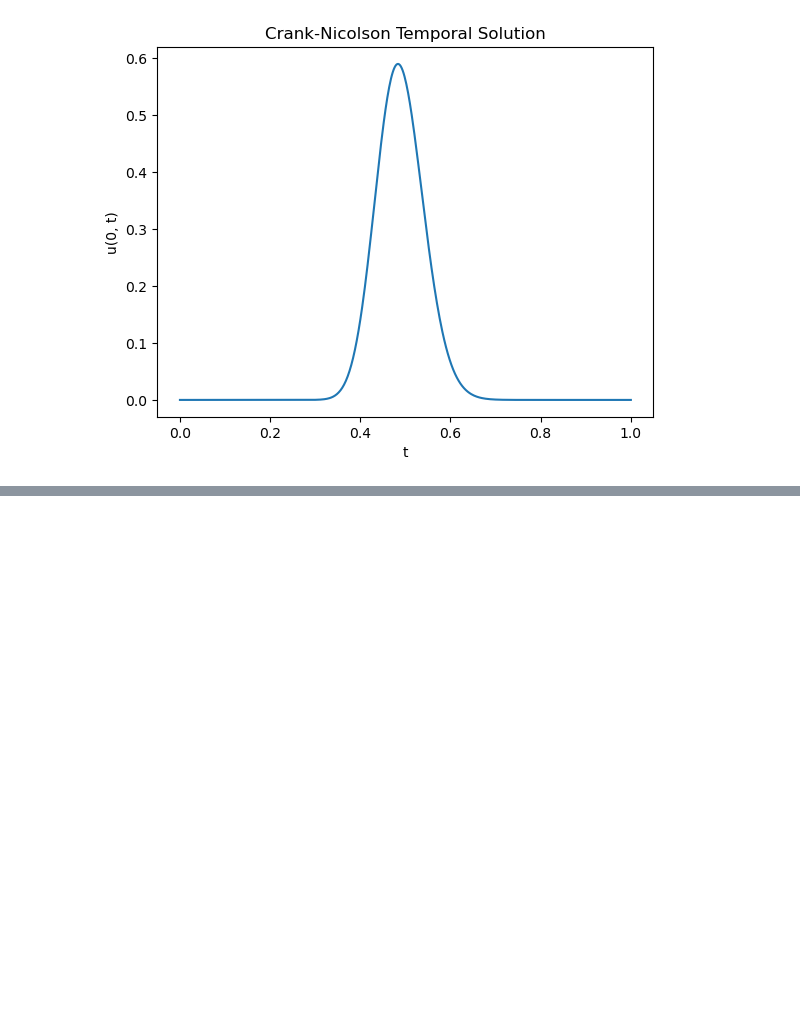
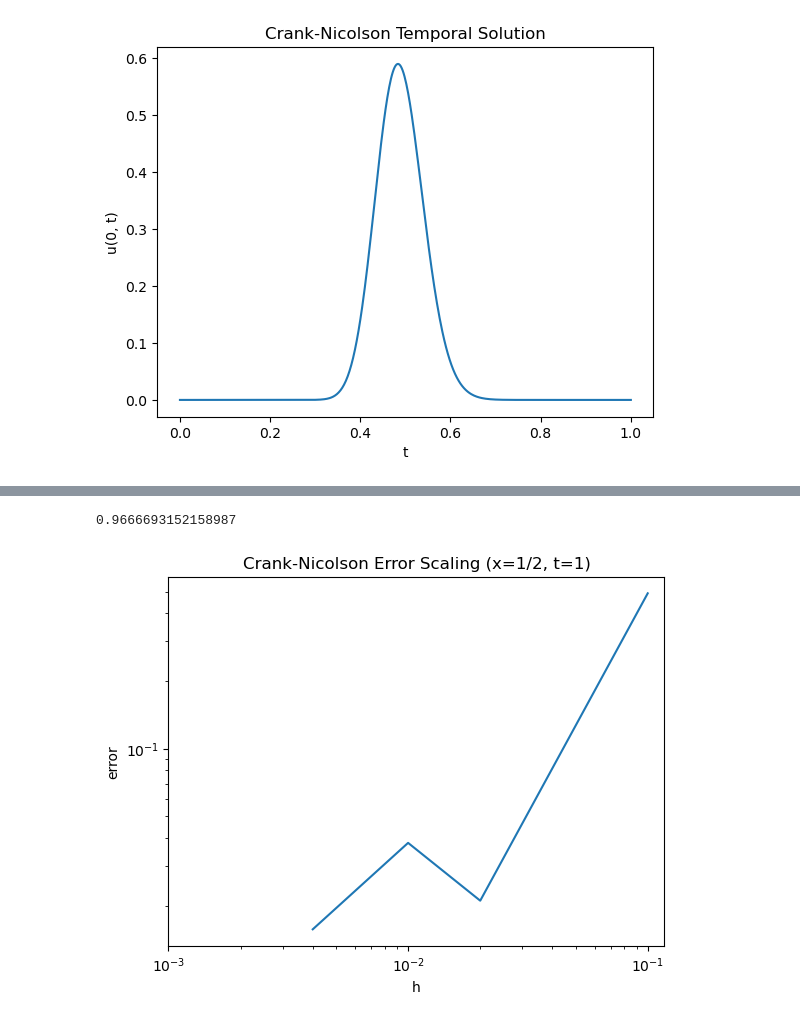
Before and after one commit to shainotshy1/Math228B, a Jupyter notebook: HW2/hw02.ipynb, the cells around one changed output, grey strips where cells are left out. Cells and saved outputs as stored; diff of their text form; code cells hidden in the pictures; blank space fills up the shorter version.

```diff
--- a/HW2/hw02.ipynb
+++ b/HW2/hw02.ipynb
@@ -72,0 +97,16 @@ plt.show()
+# %%
+def calc_u(x, t):
+    res = 0
+    for i, c in enumerate(ck):
+        k = i - 50
+        t_coeff = -(4 * alpha * (np.pi**2) * (k**2) + 2 * beta * np.pi * 1j * k)
+        x_coeff = 2 * np.pi * 1j * k
+        expt = np.exp(t_coeff * t)
+        expx = np.exp(x_coeff * x)
+        term = c * expt * expx
+        res += term
+    return np.real(res)
+# %%
+exact_sol = calc_u(1/2, 1)
+print("Exact:", exact_sol)
+print("C-N", x_solutions[-1][n_X // 2][0])
@@ -72,0 +116,6 @@ plt.show()
+# %%
+n_X_lst = [10,50,100,250]#,500,1000]
+solutions = []
+for n in n_X_lst:
+    x_solutions, x0_traj = execute_CN(n, n, [1.0]) # k = h so n_T = n_X since L = T = 1
+    solutions.append(x_solutions[0])
@@ -72,0 +127,18 @@ plt.show()
+# %%
+errors = [np.abs(s[n // 2][0] - exact_sol) for s, n in zip(solutions, n_X_lst)]
+h_vals = [1 / n for n in n_X_lst]
+slope  = np.log(errors[-2] / errors[-1]) / np.log(h_vals[-2] / h_vals[-1])
+print(slope)
+# %% [output]
+0.9666693152158987
+# %%
+plt.plot(h_vals, errors)
+plt.xscale('log')
+plt.yscale('log')
+plt.xlabel("h")
+plt.ylabel("error")
+plt.title("Crank-Nicolson Error Scaling (x=1/2, t=1)")
+plt.xticks([0.1,0.01,0.001])
+plt.show()
+# %% [output]
+[figure, added]
```
Also changed, not shown: parts of 7 cells of this notebook.
